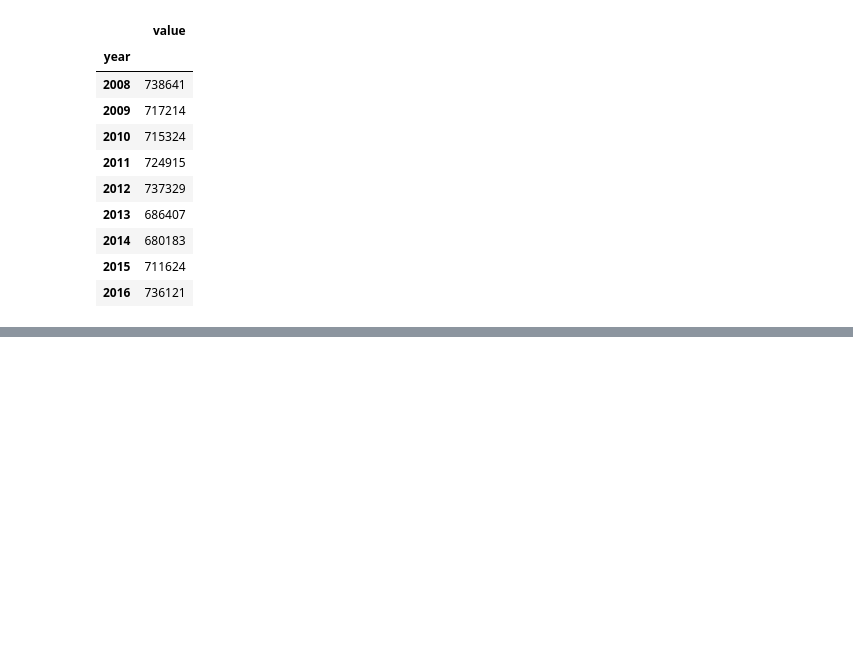
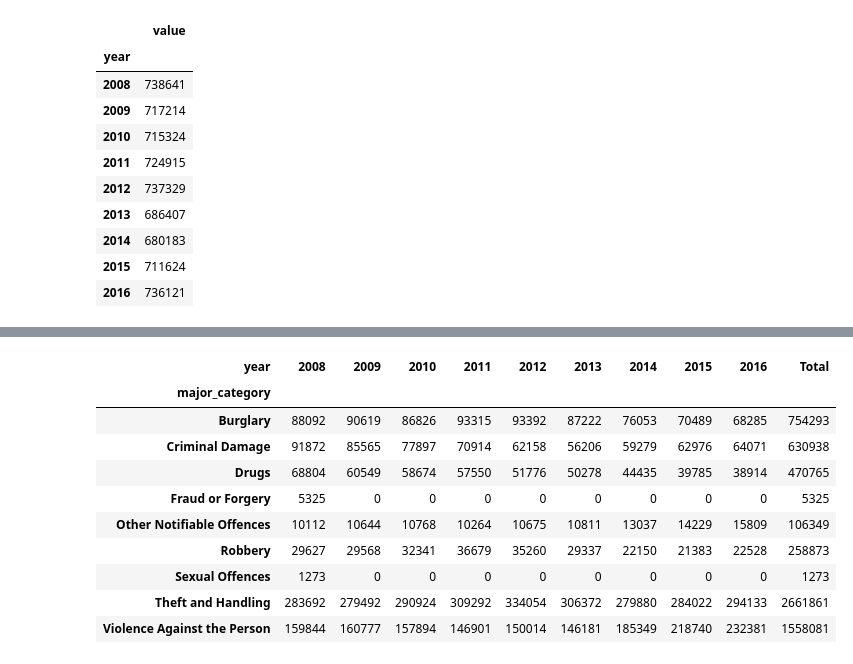
Before and after one commit to debrianruhut/H8_66, a Jupyter notebook: PYTN_Assgn_1_066_Debrian Ruhut Saragih.ipynb, the cells around one changed output, grey strips where cells are left out. Cells and saved outputs as stored; diff of their text form; code cells hidden in the pictures; blank space fills up the shorter version.

```diff
--- a/PYTN_Assgn_1_066_Debrian Ruhut Saragih.ipynb
+++ b/PYTN_Assgn_1_066_Debrian Ruhut Saragih.ipynb
@@ -135,2 +148,17 @@ Text(0.5, 0, 'Tahun')
+# %%
+df_2['Total'] = df_2.sum(axis=1) #add total
+df_2
+# %% [output]
+| year | 2008 | 2009 | 2010 | 2011 | 2012 | 2013 | 2014 | 2015 | 2016 | Total |
+| major_category |  |  |  |  |  |  |  |  |  |  |
+| Burglary | 88092 | 90619 | 86826 | 93315 | 93392 | 87222 | 76053 | 70489 | 68285 | 754293 |
+| Criminal Damage | 91872 | 85565 | 77897 | 70914 | 62158 | 56206 | 59279 | 62976 | 64071 | 630938 |
+| Drugs | 68804 | 60549 | 58674 | 57550 | 51776 | 50278 | 44435 | 39785 | 38914 | 470765 |
+| Fraud or Forgery | 5325 | 0 | 0 | 0 | 0 | 0 | 0 | 0 | 0 | 5325 |
+| Other Notifiable Offences | 10112 | 10644 | 10768 | 10264 | 10675 | 10811 | 13037 | 14229 | 15809 | 106349 |
+| Robbery | 29627 | 29568 | 32341 | 36679 | 35260 | 29337 | 22150 | 21383 | 22528 | 258873 |
+| Sexual Offences | 1273 | 0 | 0 | 0 | 0 | 0 | 0 | 0 | 0 | 1273 |
+| Theft and Handling | 283692 | 279492 | 290924 | 309292 | 334054 | 306372 | 279880 | 284022 | 294133 | 2661861 |
+| Violence Against the Person | 159844 | 160777 | 157894 | 146901 | 150014 | 146181 | 185349 | 218740 | 232381 | 1558081 |
 # %%
 df_crime[df_crime['year'] == 2008].groupby('borough')['value'].sum()
```
Also changed, not shown: parts of 6 cells of this notebook, 7 other files.
